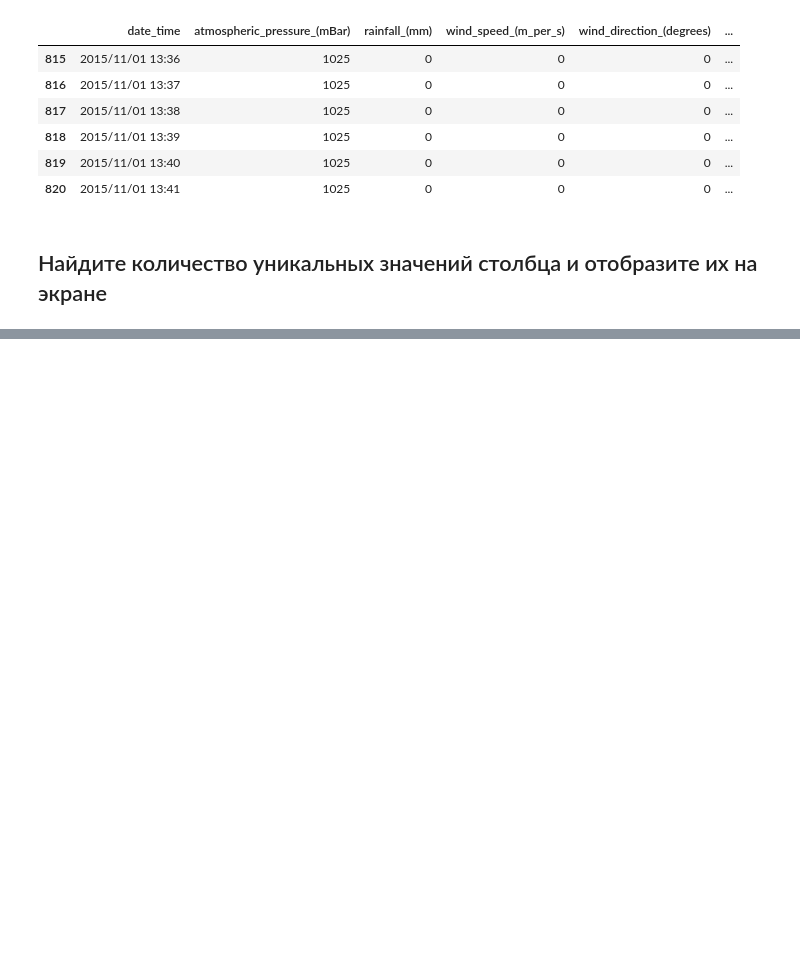
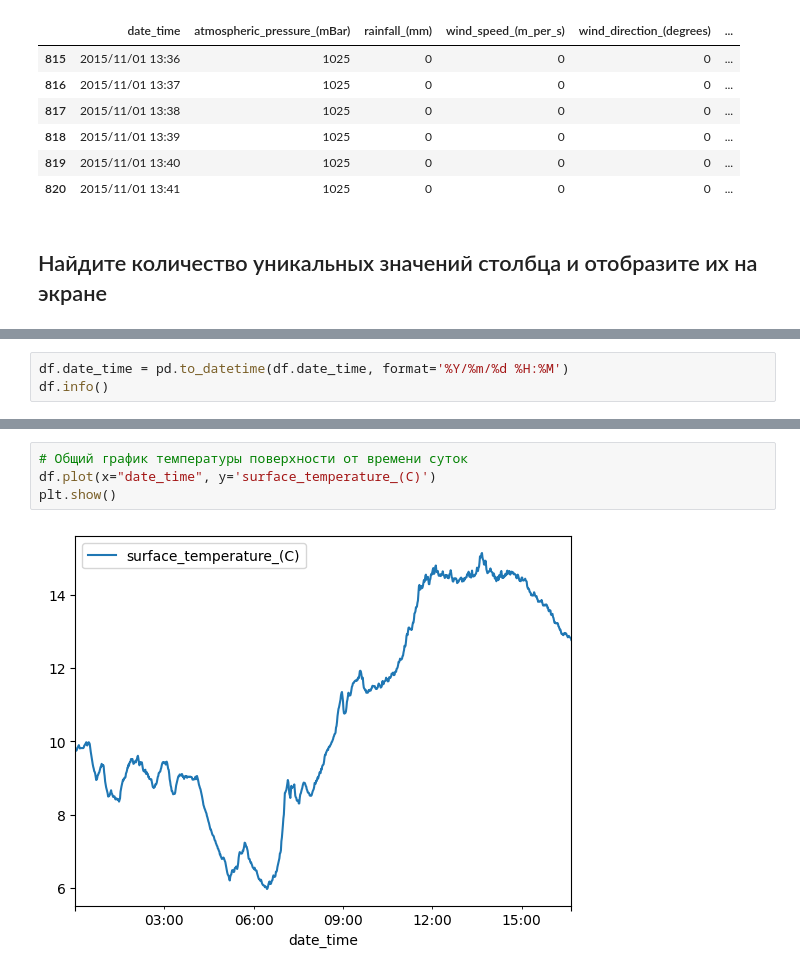
Before and after one commit to NizaevEdgar/Innopolis_Projects, a Jupyter notebook: Homework_2/homework_2.ipynb, the cells around one changed output, grey strips where cells are left out. Drawn from its saved outputs; the diff is of its cells as text; blank space fills up the shorter version.

```diff
--- a/Homework_2/homework_2.ipynb
+++ b/Homework_2/homework_2.ipynb
@@ -374,0 +414,3 @@ df[df['surface_temperature_(C)'] > 15]
+# %%
+df.date_time = pd.to_datetime(df.date_time, format='%Y/%m/%d %H:%M')
+df.info()
@@ -374,0 +434,6 @@ df[df['surface_temperature_(C)'] > 15]
+# %%
+# Общий график температуры поверхности от времени суток
+df.plot(x="date_time", y='surface_temperature_(C)')
+plt.show()
+# %% [output]
+[figure, added]
```
Also changed, not shown: parts of 21 cells of this notebook.
